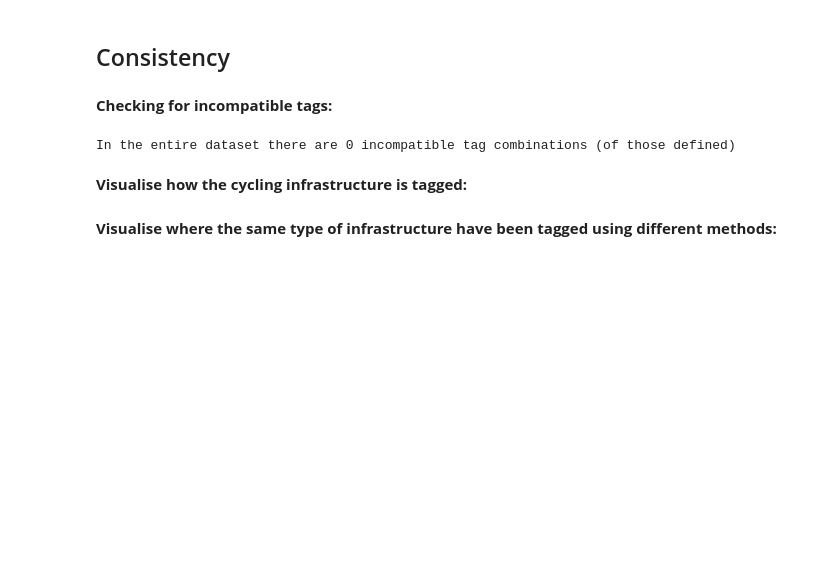
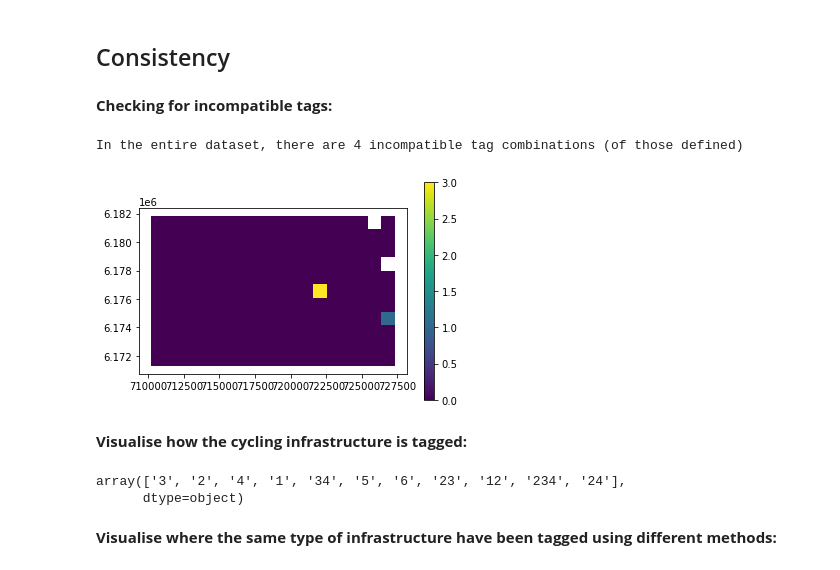
Before and after one commit to anerv/cycling_data_quality, a Jupyter notebook: scripts/intrinsic_analysis.ipynb, the cells around one changed output. Cells and saved outputs as stored; diff of their text form; code cells hidden in the pictures; blank space fills up the shorter version.

```diff
--- a/scripts/intrinsic_analysis.ipynb
+++ b/scripts/intrinsic_analysis.ipynb
@@ -337,16 +340,26 @@ if count_intersection_issues > 0:
 ## Consistency
 # %% [markdown]
 **Checking for incompatible tags:**
-# %%
-
-incompatible_tags = ef.check_incompatible_tags(edges, incompatible_tags_dict)
-
-print(f'In the entire dataset there are {sum(incompatible_tags.values())} incompatible tag combinations (of those defined)')
-
-# TODO: Compute on a cell basis!
-
-# TODO: Plot edges with incompatible tags
-# %% [output]
-In the entire dataset there are 0 incompatible tag combinations (of those defined)
+# %%
+incompatible_tags_results = ef.check_incompatible_tags(edges, incompatible_tags_dict)
+
+print(f'In the entire dataset, there are {sum(incompatible_tags_results.values())} incompatible tag combinations (of those defined)')
+
+results_dict = {}
+[run_grid_analysis(grid_id, edges_join, results_dict, ef.check_incompatible_tags, incompatible_tags_dict) for grid_id in grid_ids];
+
+results_df = pd.DataFrame.from_dict(results_dict, orient='index')
+results_df.reset_index(inplace=True)
+results_df.rename(columns={'index':'grid_id'}, inplace=True)
+
+grid = grid.merge(results_df, on='grid_id', how='left')
+# %% [output]
+In the entire dataset, there are 4 incompatible tag combinations (of those defined)
+# %%
+# # TODO: Format plotting -
+for key in incompatible_tags_results.keys():
+    grid.plot(column=key, legend=True)
+# %% [output]
+[figure, added]
 # %% [markdown]
 **Visualise how the cycling infrastructure is tagged:**
@@ -355,2 +391,7 @@ In the entire dataset there are 0 incompatible tag combinations (of those define
+# %%
+edges['tagging_type'].unique()
+# %% [output]
+array(['3', '2', '4', '1', '34', '5', '6', '23', '12', '234', '24'],
+      dtype=object)
 # %% [markdown]
 **Visualise where the same type of infrastructure have been tagged using different methods:**
```
Also changed, not shown: parts of 11 cells of this notebook, 1 other file.
